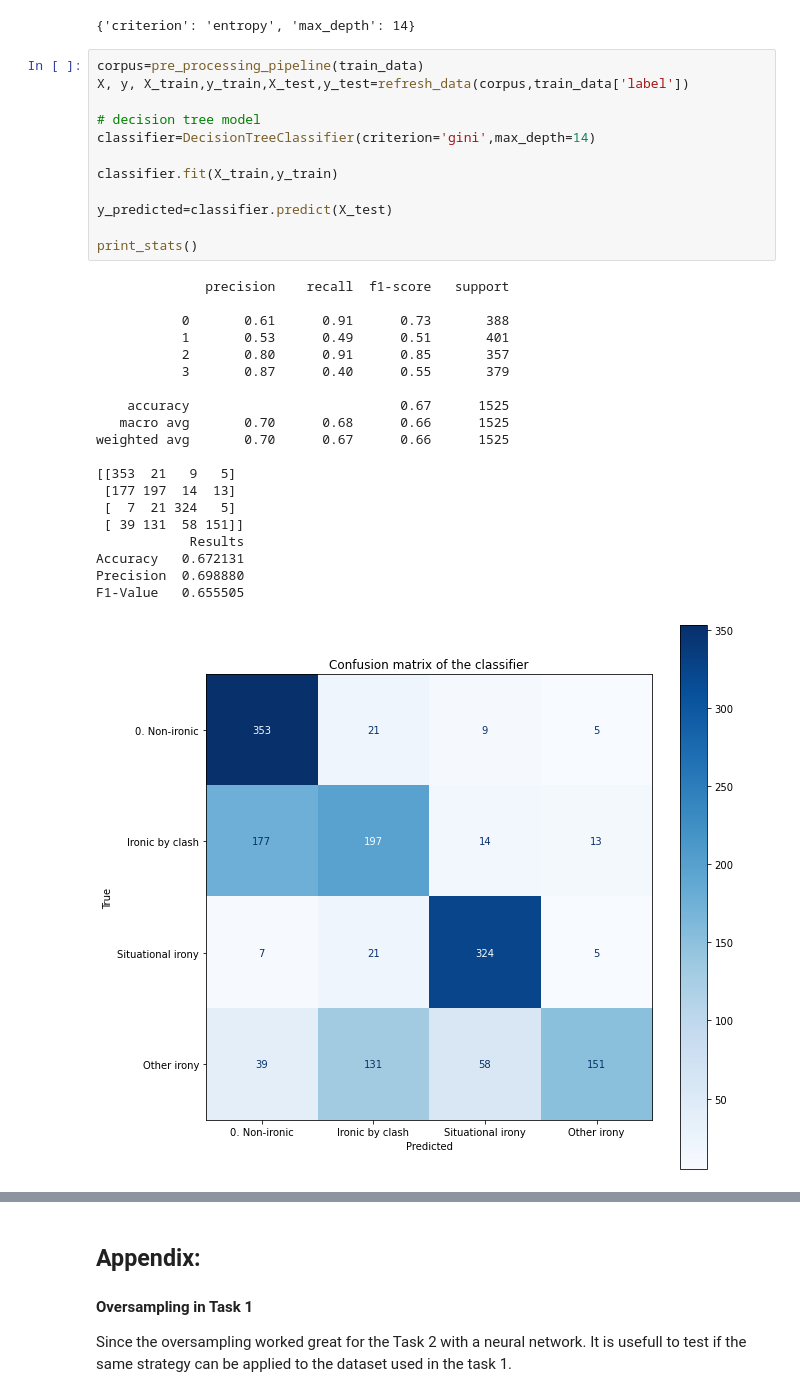
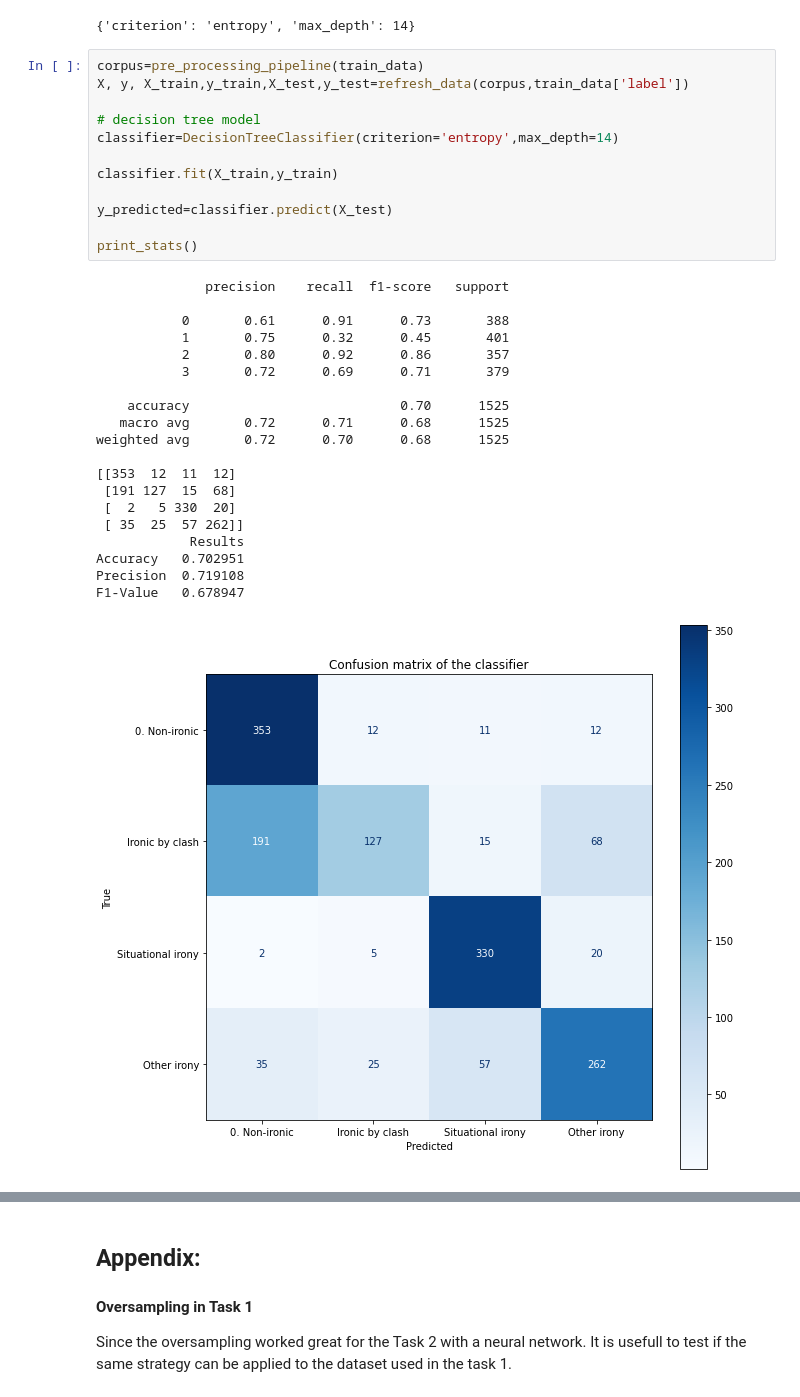
Before and after one commit to arubenruben/IART-Irony-Detection-In-English-Tweets, a Jupyter notebook: src/notebook2.ipynb, the cells around one changed output, grey strips where cells are left out. Cells and saved outputs as stored; diff of their text form.

```diff
--- a/src/notebook2.ipynb
+++ b/src/notebook2.ipynb
@@ -354,33 +354,33 @@ print(grid_search.best_params_)
 # %%
 corpus=pre_processing_pipeline(train_data)
 X, y, X_train,y_train,X_test,y_test=refresh_data(corpus,train_data['label'])
 
 # decision tree model
-classifier=DecisionTreeClassifier(criterion='gini',max_depth=14)
+classifier=DecisionTreeClassifier(criterion='entropy',max_depth=14)
 
 classifier.fit(X_train,y_train)
 
 y_predicted=classifier.predict(X_test)
 
 print_stats()
 # %% [output]
               precision    recall  f1-score   support
 
            0       0.61      0.91      0.73       388
-           1       0.53      0.49      0.51       401
-           2       0.80      0.91      0.85       357
-           3       0.87      0.40      0.55       379
+           1       0.75      0.32      0.45       401
+           2       0.80      0.92      0.86       357
+           3       0.72      0.69      0.71       379
 
-    accuracy                           0.67      1525
-   macro avg       0.70      0.68      0.66      1525
-weighted avg       0.70      0.67      0.66      1525
+    accuracy                           0.70      1525
+   macro avg       0.72      0.71      0.68      1525
+weighted avg       0.72      0.70      0.68      1525
 
-[[353  21   9   5]
- [177 197  14  13]
- [  7  21 324   5]
- [ 39 131  58 151]]
+[[353  12  11  12]
+ [191 127  15  68]
+ [  2   5 330  20]
+ [ 35  25  57 262]]
             Results
-Accuracy   0.672131
-Precision  0.698880
-F1-Value   0.655505
+Accuracy   0.702951
+Precision  0.719108
+F1-Value   0.678947
-[figure, old version]
+[figure, new version]
```
Also changed, not shown: parts of 6 cells of this notebook.
